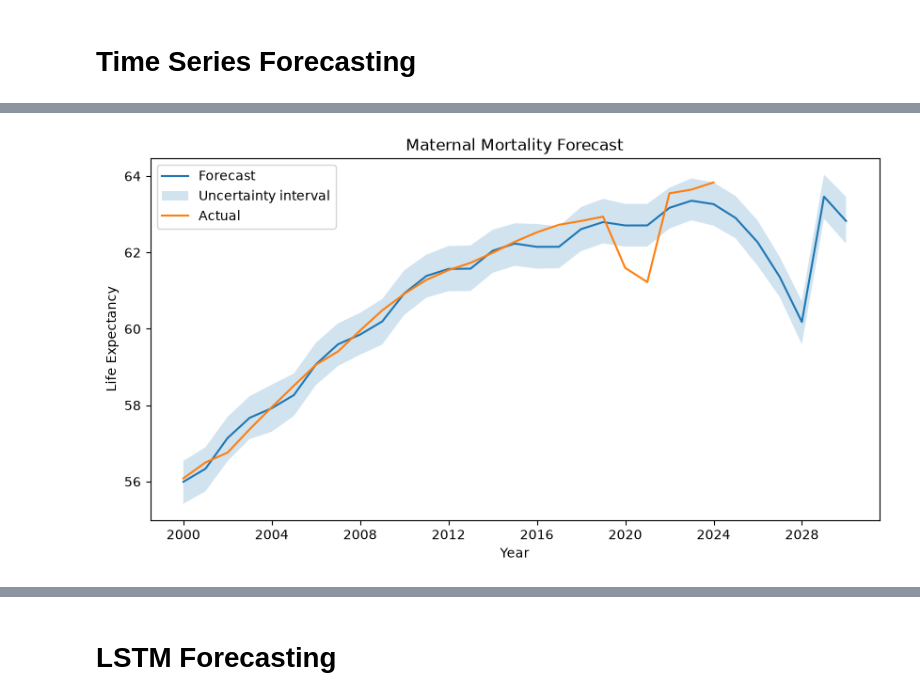
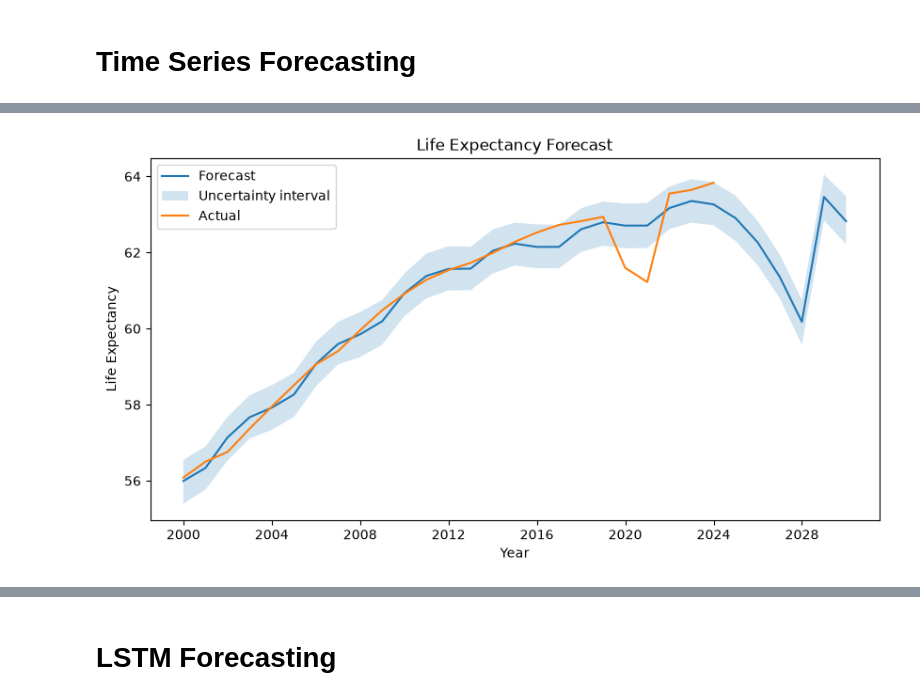
Before and after one commit to graceobonyo/Global-Health-System-Segmentation-and-Forecasting, a Jupyter notebook: ghss.ipynb, the cells around one changed output, grey strips where cells are left out. Saved outputs shown, nothing was run; the diff lists cells and outputs as text; code cells hidden in the pictures.

```diff
--- a/ghss.ipynb
+++ b/ghss.ipynb
@@ -317,19 +397,19 @@ plt.show()
 # %%
 plt.figure(figsize=(10, 5))
 plt.plot(forecast['ds'], forecast['yhat'], label='Forecast')
 plt.fill_between(
     forecast['ds'],
     forecast['yhat_lower'],
     forecast['yhat_upper'],
     alpha=0.2,
     label='Uncertainty interval'
 )
 plt.plot(prophet_df['ds'], prophet_df['y'], label='Actual')
 
-plt.title("Maternal Mortality Forecast")
+plt.title("Life Expectancy Forecast")
 plt.xlabel("Year")
 plt.ylabel("Life Expectancy")
 plt.legend()
 plt.show()
 # %% [output]
-[figure, old version]
+[figure, new version]
```
Also changed, not shown: parts of 42 cells of this notebook, 2 other files.
